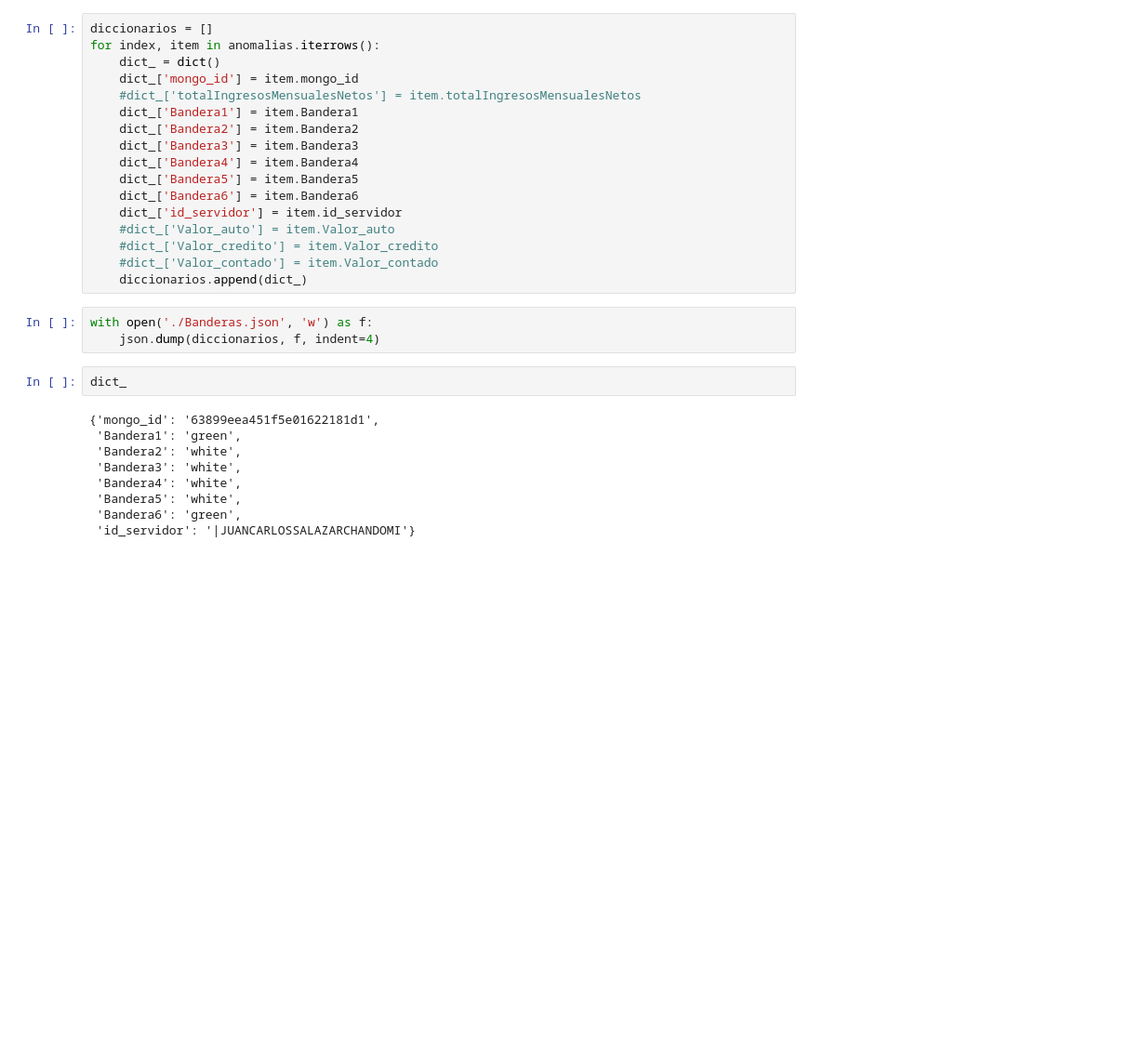
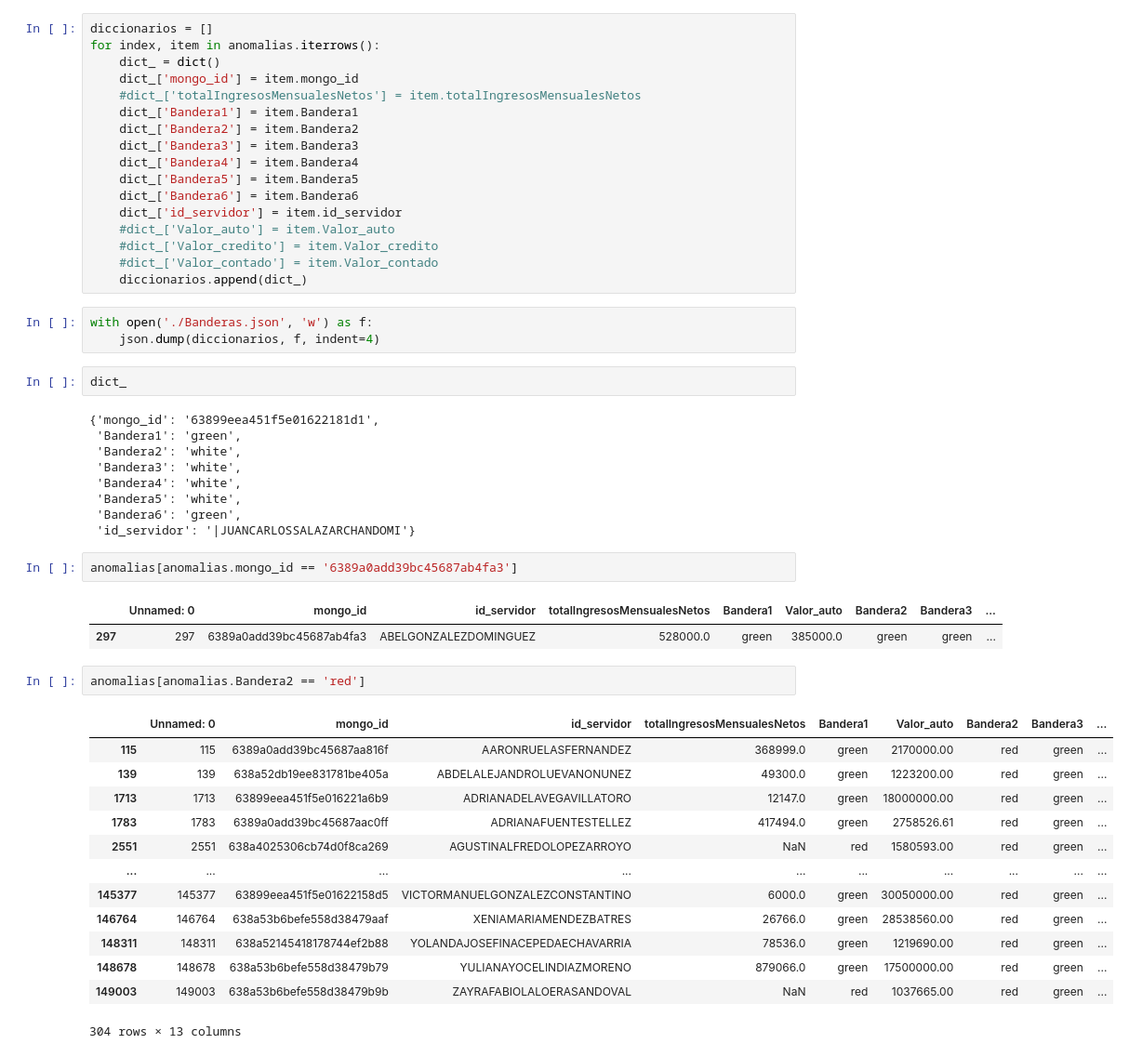
Before and after one commit to JahzielCabrera/Dataton2022-ETL, a Jupyter notebook: Creacion de grafo final.ipynb, the cells around one changed output. Shown at 93% size. Saved outputs shown, nothing was run; the diff lists cells and outputs as text; blank space fills up the shorter version.

```diff
--- a/Creacion de grafo final.ipynb
+++ b/Creacion de grafo final.ipynb
@@ -598,3 +612,24 @@ dict_
  'Bandera5': 'white',
  'Bandera6': 'green',
  'id_servidor': '|JUANCARLOSSALAZARCHANDOMI'}
+# %%
+anomalias[anomalias.mongo_id == '6389a0add39bc45687ab4fa3']
+# %% [output]
+|  | Unnamed: 0 | mongo_id | id_servidor | totalIngresosMensualesNetos | Bandera1 | Valor_auto | Bandera2 | Bandera3 | ... |
+| 297 | 297 | 6389a0add39bc45687ab4fa3 | ABELGONZALEZDOMINGUEZ | 528000.0 | green | 385000.0 | green | green | ... |
+# %%
+anomalias[anomalias.Bandera2 == 'red']
+# %% [output]
+|  | Unnamed: 0 | mongo_id | id_servidor | totalIngresosMensualesNetos | Bandera1 | Valor_auto | Bandera2 | Bandera3 | ... |
+| 115 | 115 | 6389a0add39bc45687aa816f | AARONRUELASFERNANDEZ | 368999.0 | green | 2170000.00 | red | green | ... |
+| 139 | 139 | 638a52db19ee831781be405a | ABDELALEJANDROLUEVANONUNEZ | 49300.0 | green | 1223200.00 | red | green | ... |
+| 1713 | 1713 | 63899eea451f5e016221a6b9 | ADRIANADELAVEGAVILLATORO | 12147.0 | green | 18000000.00 | red | green | ... |
+| 1783 | 1783 | 6389a0add39bc45687aac0ff | ADRIANAFUENTESTELLEZ | 417494.0 | green | 2758526.61 | red | green | ... |
+| 2551 | 2551 | 638a4025306cb74d0f8ca269 | AGUSTINALFREDOLOPEZARROYO | NaN | red | 1580593.00 | red | green | ... |
+| ... | ... | ... | ... | ... | ... | ... | ... | ... | ... |
+| 145377 | 145377 | 63899eea451f5e01622158d5 | VICTORMANUELGONZALEZCONSTANTINO | 6000.0 | green | 30050000.00 | red | green | ... |
+| 146764 | 146764 | 638a53b6befe558d38479aaf | XENIAMARIAMENDEZBATRES | 26766.0 | green | 28538560.00 | red | green | ... |
+| 148311 | 148311 | 638a52145418178744ef2b88 | YOLANDAJOSEFINACEPEDAECHAVARRIA | 78536.0 | green | 1219690.00 | red | green | ... |
+| 148678 | 148678 | 638a53b6befe558d38479b79 | YULIANAYOCELINDIAZMORENO | 879066.0 | green | 17500000.00 | red | green | ... |
+| 149003 | 149003 | 638a53b6befe558d38479b9b | ZAYRAFABIOLALOERASANDOVAL | NaN | red | 1037665.00 | red | green | ... |
+304 rows × 13 columns
```
Also changed, not shown: parts of 1 cell of this notebook, 1 other file.
